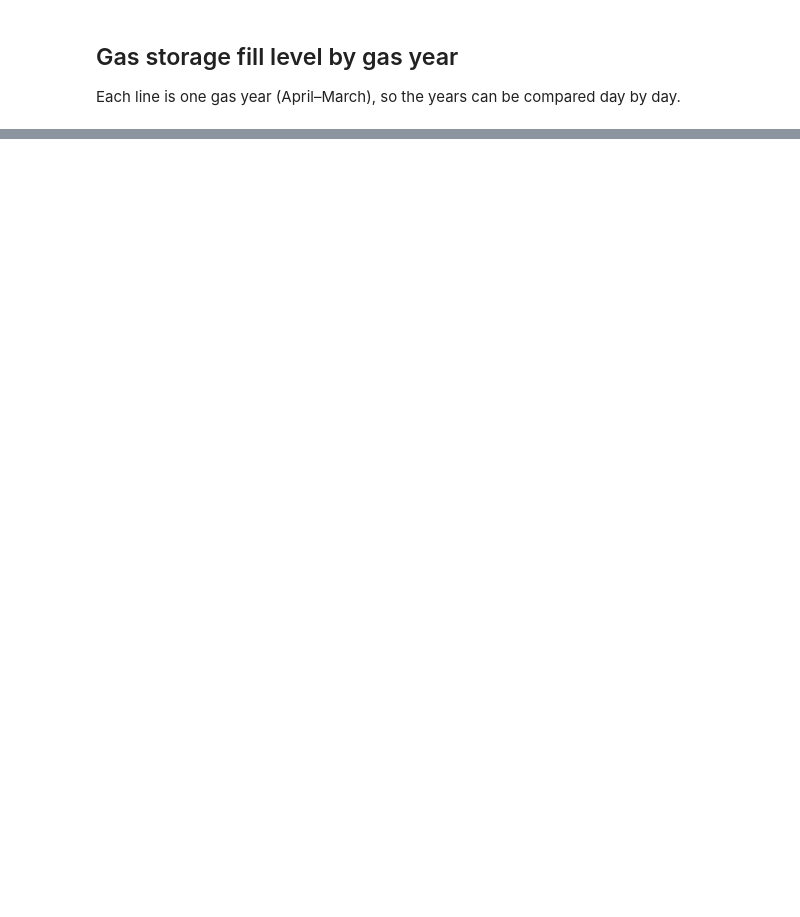
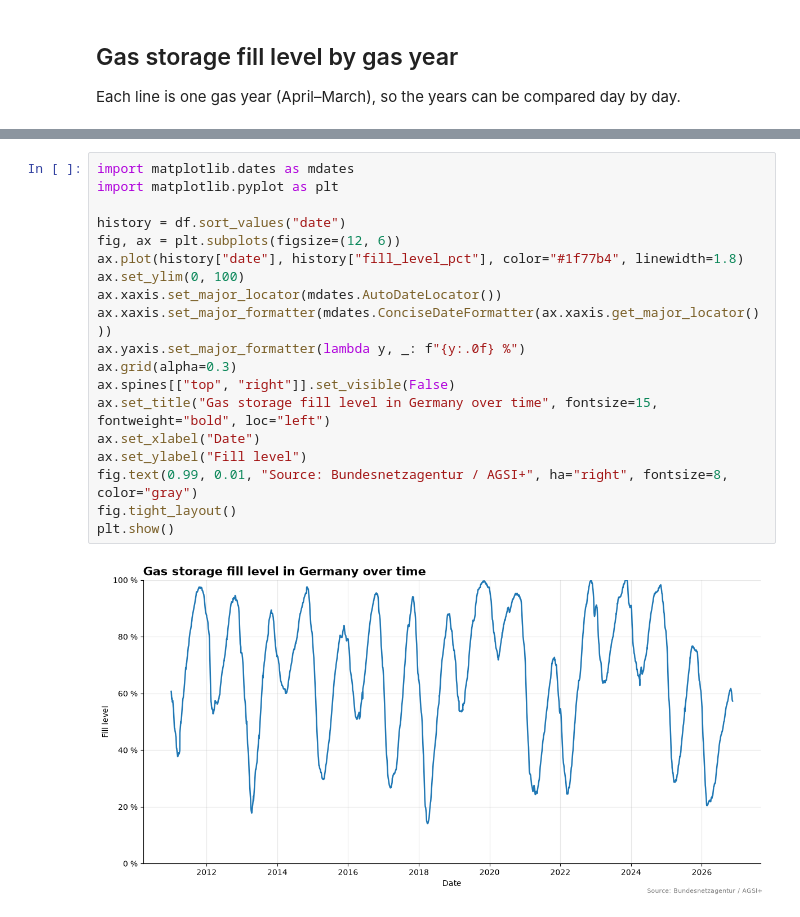
Before and after one commit to dopehei/fc_lecture26_gasstoragelevel, a Jupyter notebook: gas_analytics.ipynb, the cells around one changed output, grey strips where cells are left out. Cells and saved outputs as stored; diff of their text form; blank space fills up the shorter version.

```diff
--- a/gas_analytics.ipynb
+++ b/gas_analytics.ipynb
@@ -86,0 +87,21 @@ plt.show()
+# %%
+import matplotlib.dates as mdates
+import matplotlib.pyplot as plt
+
+history = df.sort_values("date")
+fig, ax = plt.subplots(figsize=(12, 6))
+ax.plot(history["date"], history["fill_level_pct"], color="#1f77b4", linewidth=1.8)
+ax.set_ylim(0, 100)
+ax.xaxis.set_major_locator(mdates.AutoDateLocator())
+ax.xaxis.set_major_formatter(mdates.ConciseDateFormatter(ax.xaxis.get_major_locator()))
+ax.yaxis.set_major_formatter(lambda y, _: f"{y:.0f} %")
+ax.grid(alpha=0.3)
+ax.spines[["top", "right"]].set_visible(False)
+ax.set_title("Gas storage fill level in Germany over time", fontsize=15, fontweight="bold", loc="left")
+ax.set_xlabel("Date")
+ax.set_ylabel("Fill level")
+fig.text(0.99, 0.01, "Source: Bundesnetzagentur / AGSI+", ha="right", fontsize=8, color="gray")
+fig.tight_layout()
+plt.show()
+# %% [output]
+[figure, added]
```
Also changed, not shown: parts of 3 cells of this notebook.
